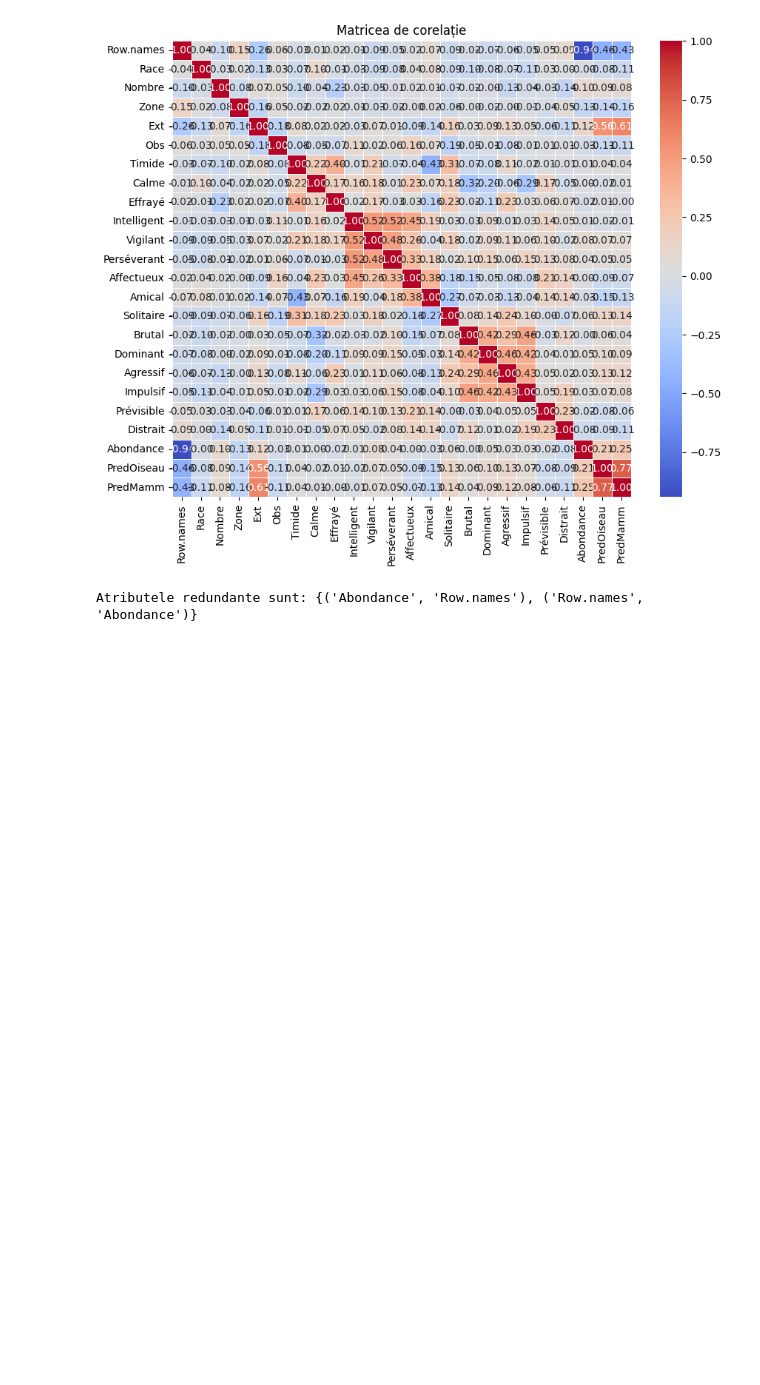
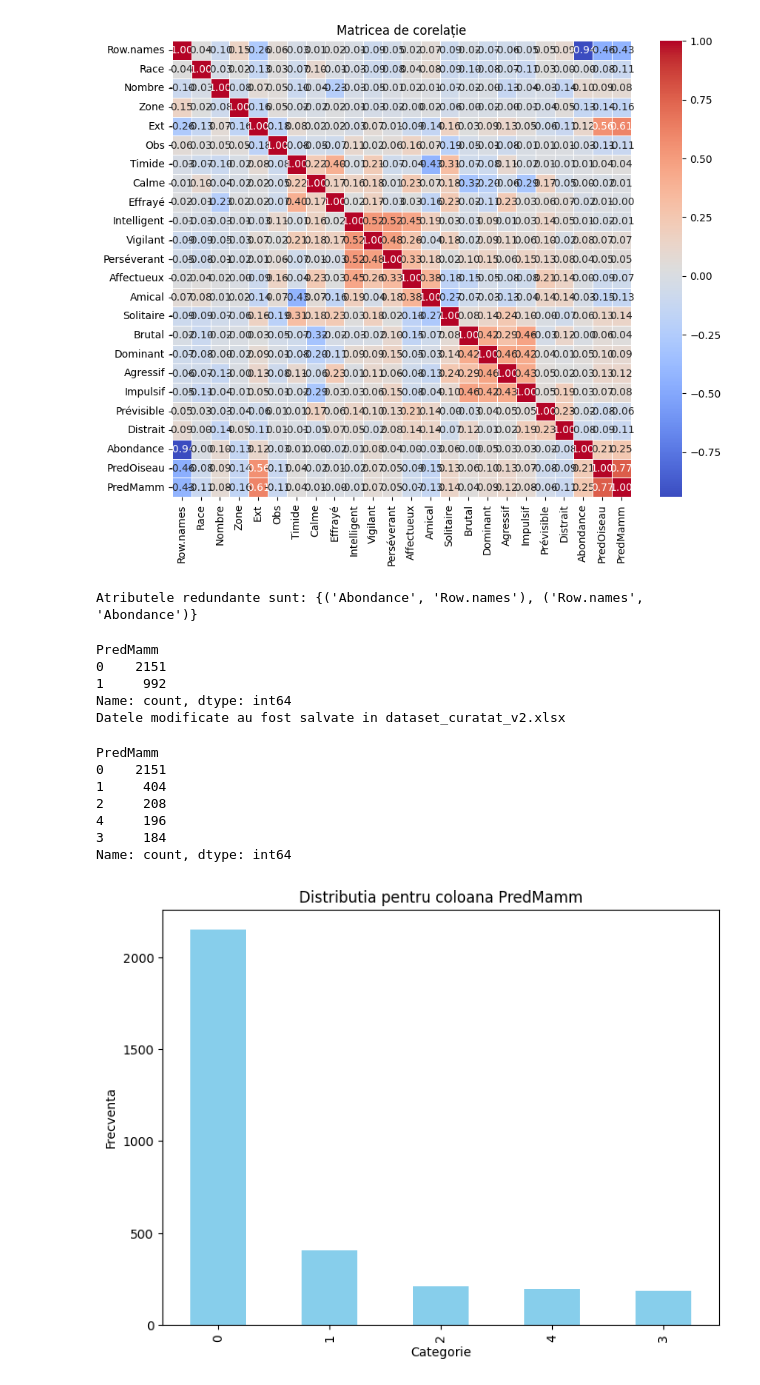
Before and after one commit to BejenaruIoanMatei/FacultateAI, a Jupyter notebook: Dataset/Analysis.ipynb, the cells around one changed output. Saved outputs shown, nothing was run; the diff lists cells and outputs as text; code cells hidden in the pictures; blank space fills up the shorter version.

Commit message:
Analiza set de date pt 7
modificat atributele cu distributii dezechilibrate

```diff
--- a/Dataset/Analysis.ipynb
+++ b/Dataset/Analysis.ipynb
@@ -243,0 +257,36 @@ Atributele redundante sunt: {('Abondance', 'Row.names'), ('Row.names', 'Abondanc
+# %%
+data_cleaned['PredMamm'] = data_cleaned['PredMamm'].apply(lambda x: 1 if x > 0 else 0)
+
+print(data_cleaned['PredMamm'].value_counts())
+
+output_path = 'dataset_curatat_v2.xlsx'
+data_cleaned.to_excel(output_path, index=False)
+
+print(f"Datele modificate au fost salvate in {output_path}")
+# %% [output]
+PredMamm
+0    2151
+1     992
+Name: count, dtype: int64
+Datele modificate au fost salvate in dataset_curatat_v2.xlsx
+# %%
+import matplotlib.pyplot as plt
+
+distributie = data['PredMamm'].value_counts()
+
+print(distributie)
+
+distributie.plot(kind='bar', color='skyblue', figsize=(8, 6))
+plt.title('Distributia pentru coloana PredMamm')
+plt.xlabel('Categorie')
+plt.ylabel('Frecventa')
+plt.show()
+# %% [output]
+PredMamm
+0    2151
+1     404
+2     208
+4     196
+3     184
+Name: count, dtype: int64
+[figure, added]
```
Also changed, not shown: parts of 2 cells of this notebook, 1 other file.
